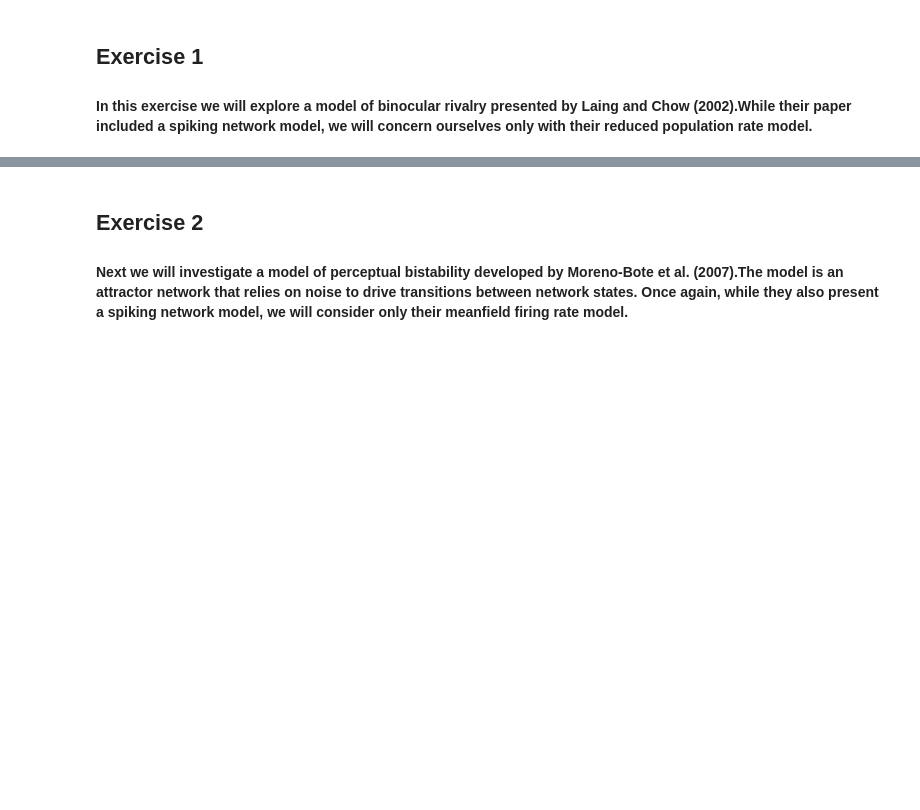
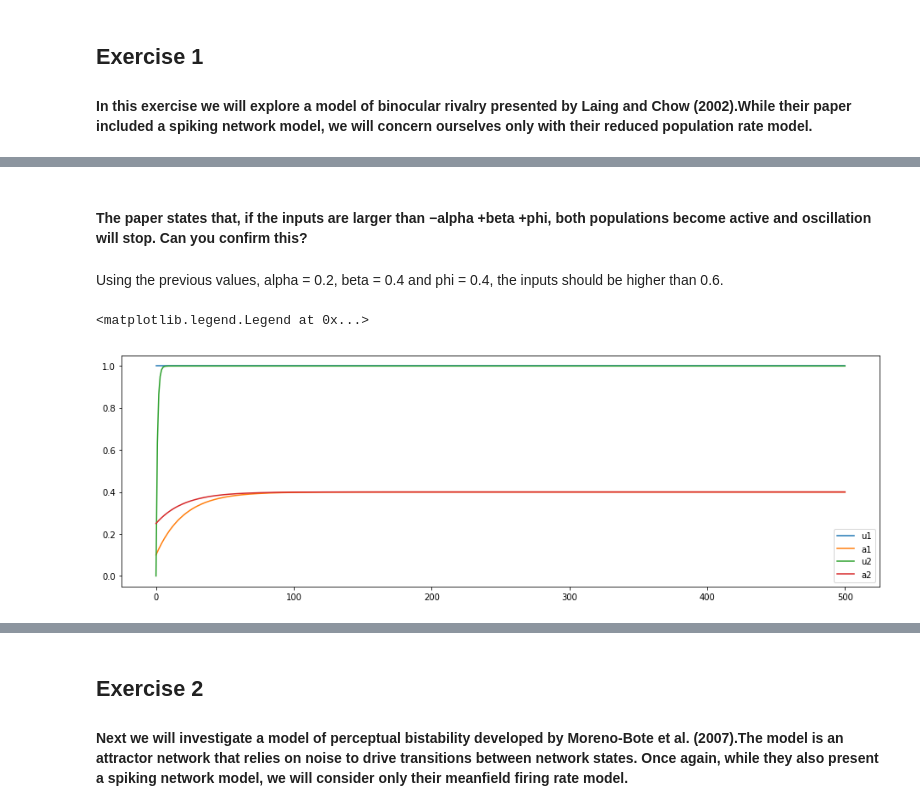
Before and after one commit to lauralopezgaldo/finalproject, a Jupyter notebook: PerceptualBistability.ipynb, the cells around one changed output, grey strips where cells are left out. Drawn from its saved outputs; the diff is of its cells as text; code cells hidden in the pictures; blank space fills up the shorter version.

```diff
--- a/PerceptualBistability.ipynb
+++ b/PerceptualBistability.ipynb
@@ -77,0 +103,18 @@ plt.plot(t[x1==0],x1[x1==0],'*')
+# %% [markdown]
+#### The paper states that, if the inputs are larger than −alpha +beta +phi, both populations become active and oscillation will stop. Can you confirm this?
+# %% [markdown]
+ Using the previous values, alpha = 0.2, beta = 0.4 and phi = 0.4, the inputs should be higher than 0.6.
+# %%
+I1 = 0.64; I2 = 0.75; #Any value above 0.6 should work for this prove
+I = (I1,I2)
+sol = odeint(laing_chow, x_0, t, args=(I1,I2))
+u1 = sol [:,0]; a1 = sol [:,1]; u2 = sol [:,2]; a2 = sol [:,3]
+plt.figure(figsize=(16,5))
+plt.plot(t,sol[:,0],label='u1')
+plt.plot(t,sol[:,1],label='a1')
+plt.plot(t,sol[:,2],label='u2')
+plt.plot(t,sol[:,3],label='a2')
+plt.legend()
+# %% [output]
+<matplotlib.legend.Legend at 0x...>
+[figure, added]
```
Also changed, not shown: parts of 10 cells of this notebook.
